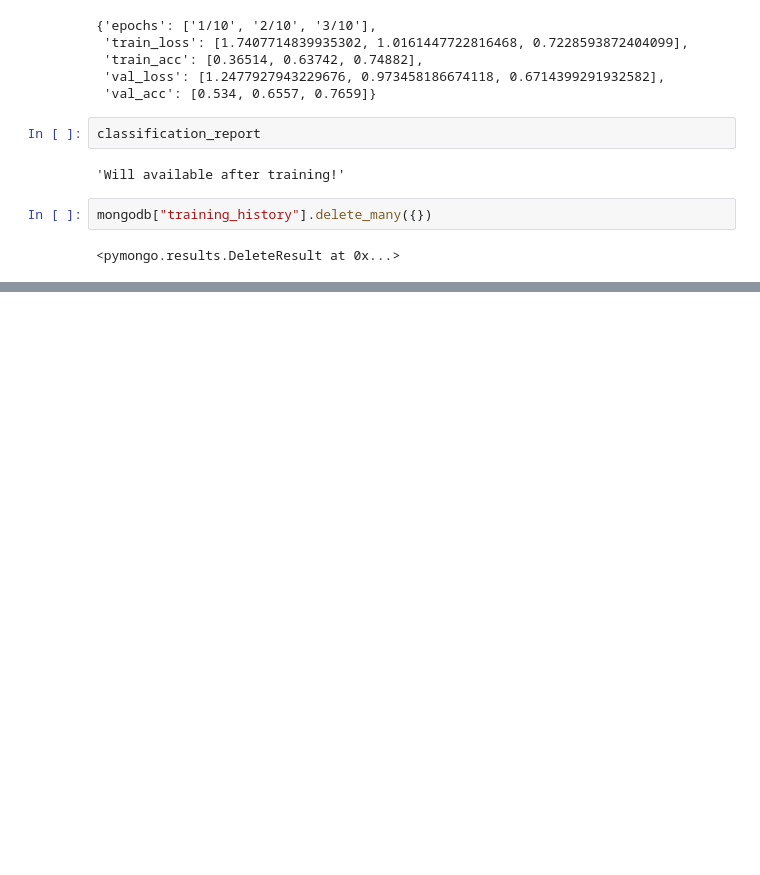
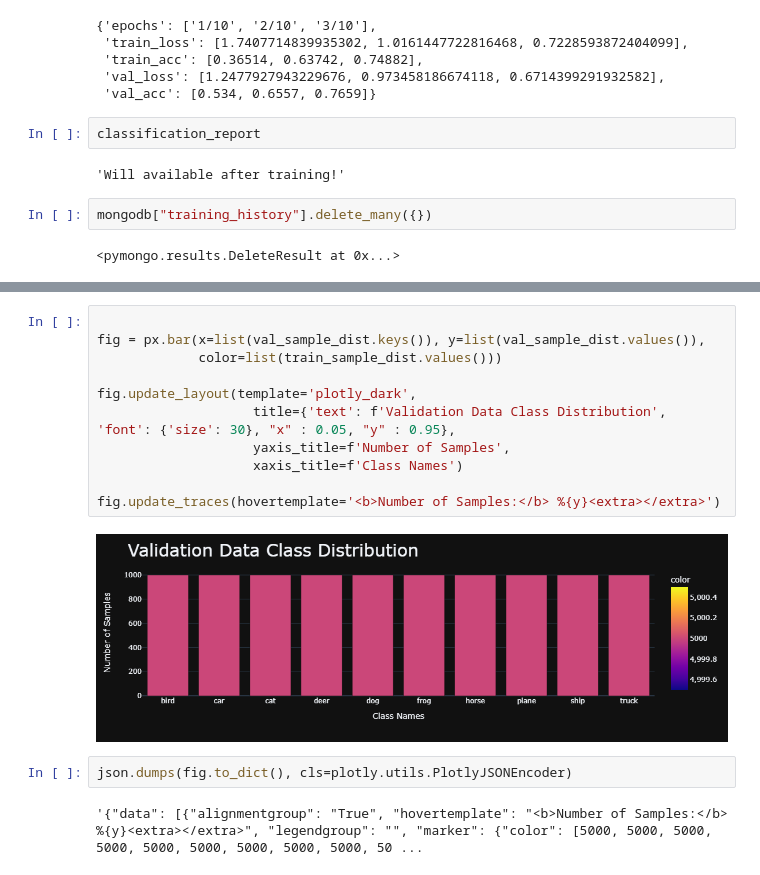
Before and after one commit to sarkarsachin57/ZELLA, a Jupyter notebook: backend/test.ipynb, the cells around one changed output, grey strips where cells are left out. Drawn from its saved outputs; the diff is of its cells as text; blank space fills up the shorter version.

```diff
--- a/backend/test.ipynb
+++ b/backend/test.ipynb
@@ -236,0 +341,17 @@ mongodb["training_history"].delete_many({})
+# %%
+
+fig = px.bar(x=list(val_sample_dist.keys()), y=list(val_sample_dist.values()),
+             color=list(train_sample_dist.values()))
+
+fig.update_layout(template='plotly_dark',
+                    title={'text': f'Validation Data Class Distribution', 'font': {'size': 30}, "x" : 0.05, "y" : 0.95},
+                    yaxis_title=f'Number of Samples',
+                    xaxis_title=f'Class Names')
+
+fig.update_traces(hovertemplate='<b>Number of Samples:</b> %{y}<extra></extra>')
+# %% [output]
+[figure, added]
+# %%
+json.dumps(fig.to_dict(), cls=plotly.utils.PlotlyJSONEncoder)
+# %% [output]
+'{"data": [{"alignmentgroup": "True", "hovertemplate": "<b>Number of Samples:</b> %{y}<extra></extra>", "legendgroup": "", "marker": {"color": [5000, 5000, 5000, 5000, 5000, 5000, 5000, 5000, 5000, 50 ...
```
Also changed, not shown: parts of 24 cells of this notebook, 3 other files.
